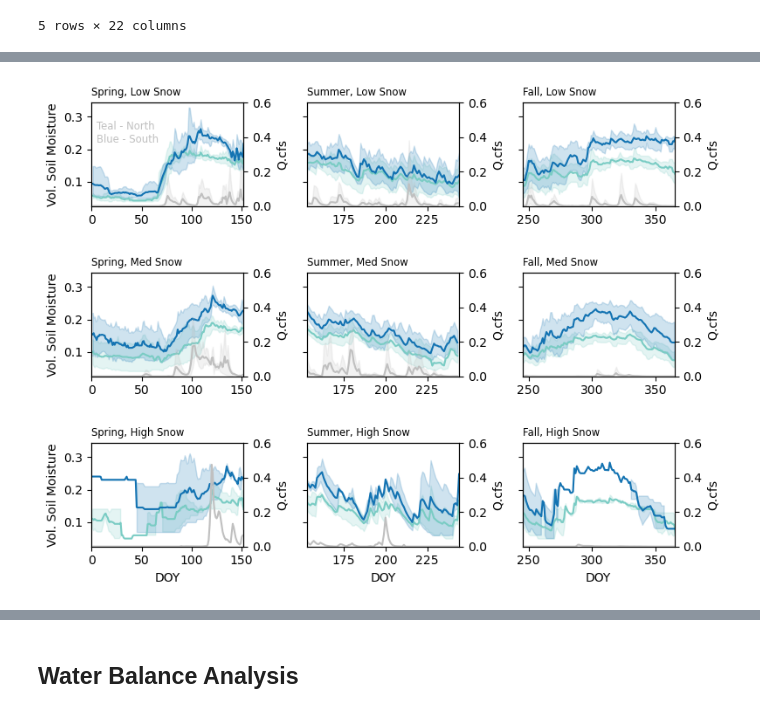
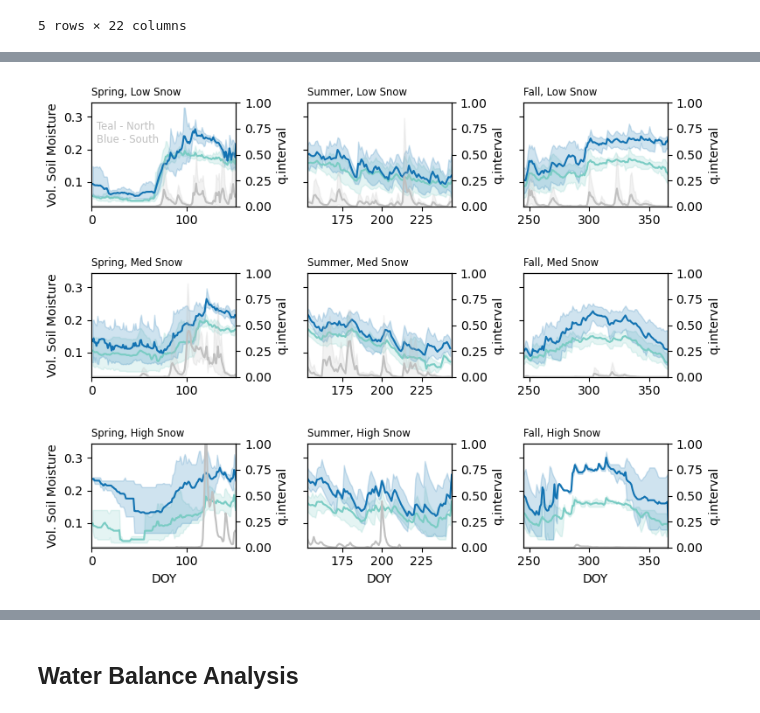
Before and after one commit to mwdjones/mef-snowhydro, a Jupyter notebook: Data and Codes/02_historicalsoilmoistanalysis.ipynb, the cells around one changed output, grey strips where cells are left out. Drawn from its saved outputs; the diff is of its cells as text; code cells hidden in the pictures.

```diff
--- a/Data and Codes/02_historicalsoilmoistanalysis.ipynb
+++ b/Data and Codes/02_historicalsoilmoistanalysis.ipynb
@@ -18,0 +138,7 @@ pal
+# %%
+#Group further by only year
+snowHist_S2_grouped_all = snowHist_S2.groupby(['Year'])['SnowDEPTH', 'SWE'].max().reset_index(drop = False)
+
+#Separate years into quantiles
+snowHist_S2_grouped_all['Quants'] = pd.qcut(snowHist_S2_grouped_all.SWE, 3, labels = ['LoSno', 'MedSno', 'HighSno'])
+snowHist_S2_grouped_all.head()
@@ -18,0 +169,14 @@ pal
+# %%
+streamHist = pd.read_csv(load_path + 'S2_Breakpoint_streamflow.csv',
+                parse_dates = ['DateTime'])
+
+#groupby date and average across timestamps
+#streamflow interval is total streamflow over the timestamp in mm
+streamHist['Year'] = streamHist.DateTime.dt.year
+streamHist['Month'] = streamHist.DateTime.dt.month
+streamHist['DOY'] = streamHist.DateTime.dt.dayofyear
+streamHist_dailyflows = streamHist.groupby(['DOY', 'Year'])['Stage.ft', 'Q.cfs', 'q.mmh', 'Month'].mean().reset_index(drop = False)
+streamHist_dailyInterval = streamHist.groupby(['DOY', 'Year'])['q.interval'].sum().reset_index(drop = False)
+streamHist_daily = pd.merge(streamHist_dailyInterval, streamHist_dailyflows, on = ['DOY', 'Year'])
+
+streamHist_daily.head()
@@ -133,7 +487,0 @@ plt.show()
-# %%
-#Group further by only year
-snowHist_S2_grouped_all = snowHist_S2.groupby(['Year'])['SnowDEPTH', 'SWE'].max().reset_index(drop = False)
-
-#Separate years into quantiles
-snowHist_S2_grouped_all['Quants'] = pd.cut(snowHist_S2_grouped_all.SWE, 3, labels = ['LoSno', 'MedSno', 'HighSno'])
-snowHist_S2_grouped_all.head()
@@ -149,11 +487,0 @@ Streamflow
-# %%
-streamHist = pd.read_csv(load_path + 'S2_Breakpoint_streamflow.csv',
-                parse_dates = ['DateTime'])
-
-#groupby date and average across timestamps
-streamHist['Year'] = streamHist.DateTime.dt.year
-streamHist['Month'] = streamHist.DateTime.dt.month
-streamHist['DOY'] = streamHist.DateTime.dt.dayofyear
-streamHist_daily = streamHist.groupby(['DOY', 'Year'])['Stage.ft', 'Q.cfs', 'q.mmh', 'q.interval'].mean().reset_index(drop = False)
-
-streamHist_daily
@@ -251,33 +563,33 @@ def plot_SM_Q(ax_i, ax_j, soilM):
         soiltemp_f = soiltemp[soiltemp.Quants == 'MedSno']
         axs[ax_j, ax_i].set_xlabel(' ')
     else: #high snow
         soiltemp_f = soiltemp[soiltemp.Quants == 'HighSno']
 
     sns.lineplot(data = soiltemp_f, x = 'DOY', y = 'S2N_UP_SH', ax = axs[ax_j, ax_i], color = pal[2])
     sns.lineplot(data = soiltemp_f, x = 'DOY', y = 'S2S_UP_SH', ax = axs[ax_j, ax_i], color = pal[4])
 
     ax2 = axs[ax_j, ax_i].twinx()
 
-    sns.lineplot(data = soiltemp_f, x = 'DOY', y = 'Q.cfs',
+    sns.lineplot(data = soiltemp_f, x = 'DOY', y = 'q.interval',
                  color = 'silver', zorder = -2,
                  ax = ax2)
-    ax2.set_ylim(0, 0.6)
+    ax2.set_ylim(0, 1.0)
 
     season_labels = ['Spring', 'Summer', 'Fall']
     snow_labels = ['Low Snow', 'Med Snow', 'High Snow']
 
     axs[ax_j, ax_i].set_title(season_labels[ax_i] + ', ' + snow_labels[ax_j], loc = 'left', fontsize = 'small')
 
 fig, axs = plt.subplots(3, 3, figsize = (8, 6),
     sharey = True,
     layout = 'tight')
 
 for i in range(0, 3):
     for j in range(0, 3):
         plot_SM_Q(i, j, all_water)
 
 axs[0, 0].text(5, 0.22, 'Teal - North\nBlue - South', color = 'silver', fontsize = 'small')
 plt.savefig('../Figures/HistoricalFigs/SoilMoist_Timeseries.pdf')
 plt.show()
 # %% [output]
-[figure, old version]
+[figure, new version]
```
Also changed, not shown: parts of 41 cells of this notebook, 17 other files.
